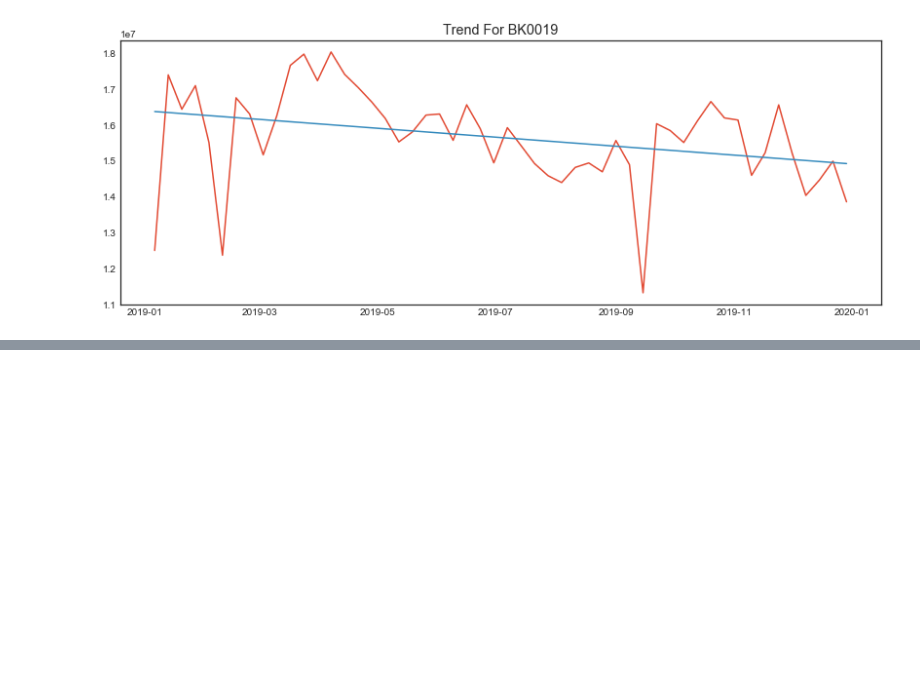
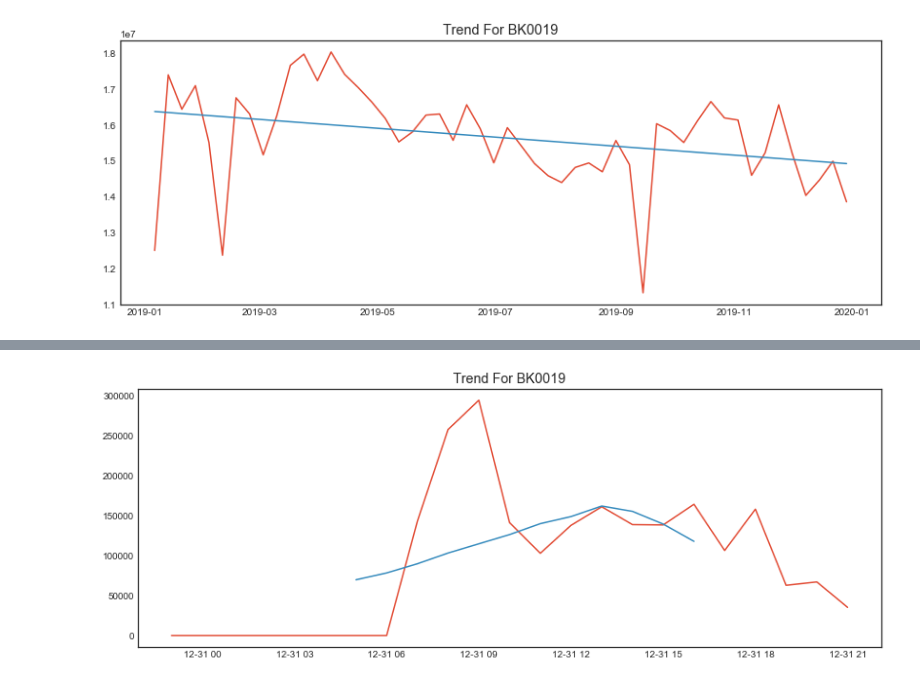
Before and after one commit to chul0717/capstone2, a Jupyter notebook: src/notebook.ipynb, the cells around one changed output, grey strips where cells are left out. Saved outputs shown, nothing was run; the diff lists cells and outputs as text; code cells hidden in the pictures; blank space fills up the shorter version.

```diff
--- a/src/notebook.ipynb
+++ b/src/notebook.ipynb
@@ -290,0 +291,7 @@ plot_ma_trend(ax, store_df1, "BK0019")
+# %%
+store_df7 = store_dataframe(df2019, "H")
+store_df7 = store_df7.last("1D")
+fig, ax = plt.subplots(figsize=(14,5))
+plot_ma_trend(ax, store_df7, "BK0019", window=12)
+# %% [output]
+[figure, added]
```
Also changed, not shown: parts of 9 cells of this notebook.
